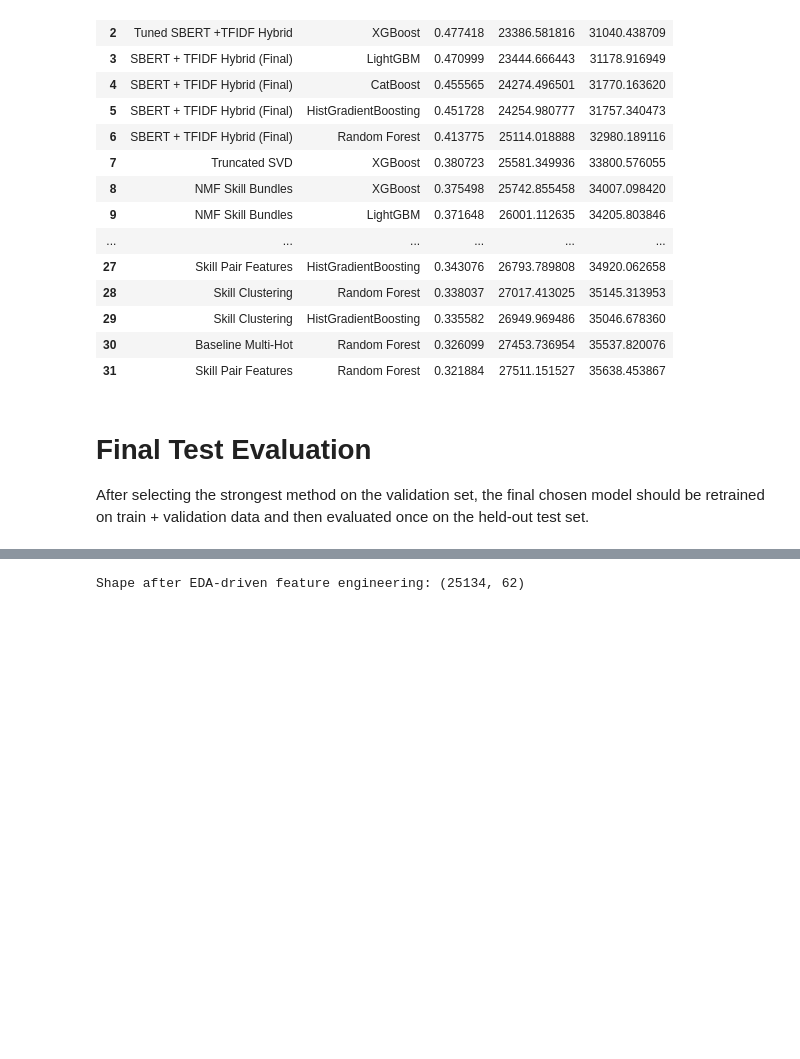
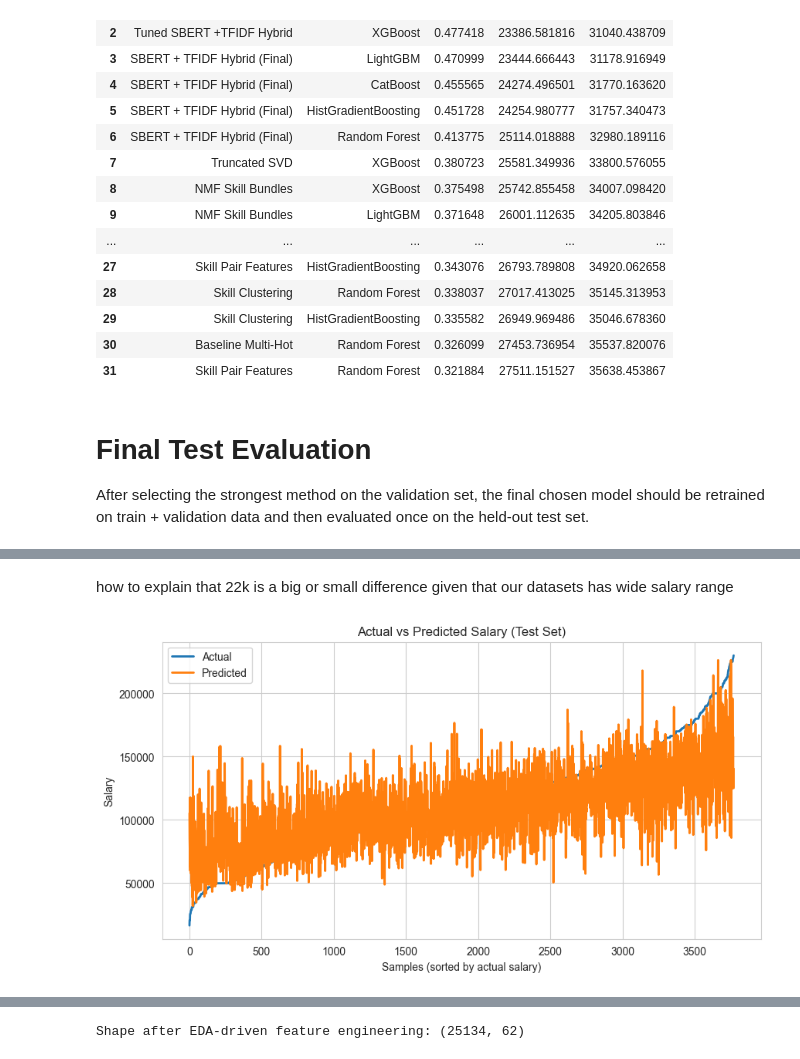
Before and after one commit to miguelcaeg/LT10_MLThesisProject, a Jupyter notebook: Raymond Thesis Attempt.ipynb, the cells around one changed output, grey strips where cells are left out. Saved outputs shown, nothing was run; the diff lists cells and outputs as text; code cells hidden in the pictures; blank space fills up the shorter version.

```diff
--- a/Raymond Thesis Attempt.ipynb
+++ b/Raymond Thesis Attempt.ipynb
@@ -2127,3 +2126,31 @@ You can set `force_col_wise=true` to remove the overhead.
 [LightGBM] [Warning] No further splits with positive gain, best gain: -inf
 |  | Method | Model | R2 | MAE | RMSE |
 | 0 | Final Tuned SBERT + TFIDF Hybrid | LightGBM | 0.505958 | 22388.047962 | 30176.404235 |
+# %% [markdown]
+how to explain that 22k is a big or small difference given that our datasets has wide salary range
+# %%
+import matplotlib.pyplot as plt
+import numpy as np
+
+# convert back to real salaries
+y_true = np.expm1(y_test)
+y_pred = np.expm1(final_pred_test)
+
+# sort by actual values for clean line plot
+sorted_idx = np.argsort(y_true)
+y_true_sorted = y_true.iloc[sorted_idx]
+y_pred_sorted = y_pred[sorted_idx]
+
+plt.figure(figsize=(10,5))
+
+plt.plot(y_true_sorted.values, label="Actual", linewidth=2)
+plt.plot(y_pred_sorted, label="Predicted", linewidth=2)
+
+plt.xlabel("Samples (sorted by actual salary)")
+plt.ylabel("Salary")
+plt.title("Actual vs Predicted Salary (Test Set)")
+plt.legend()
+
+plt.show()
+# %% [output]
+[figure, added]
```
Also changed, not shown: parts of 10 cells of this notebook.
